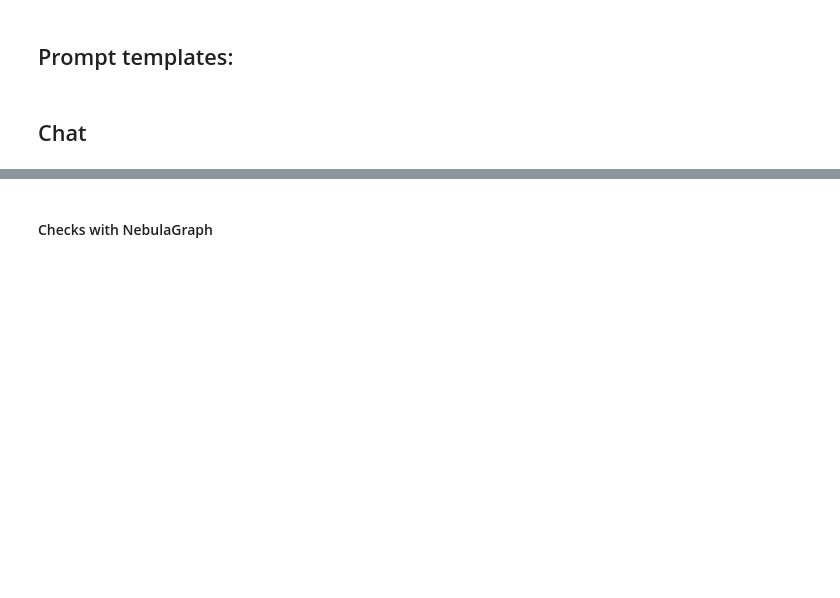
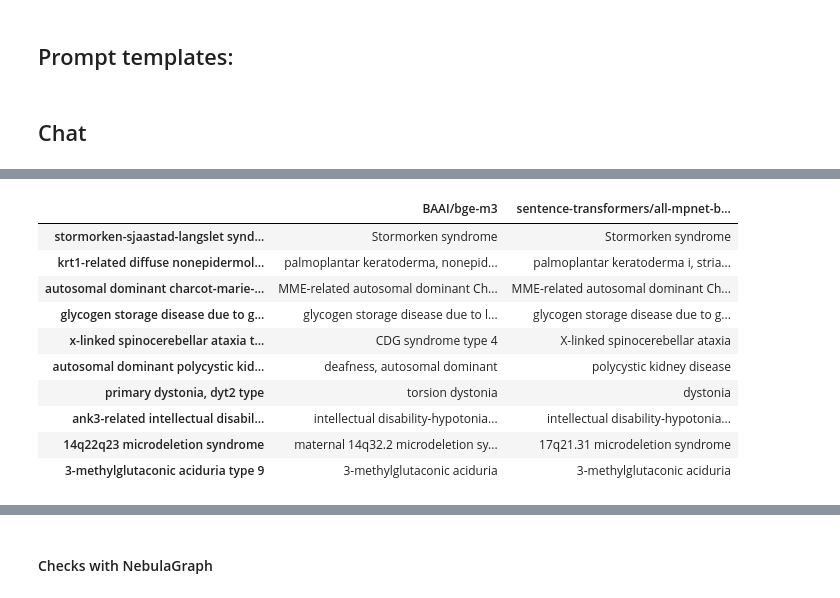
Before and after one commit to laurasck14/KG-RAG, a Jupyter notebook: DiseaseMode/notebooks/DiseaseMode.ipynb, the cells around one changed output, grey strips where cells are left out. Drawn from its saved outputs; the diff is of its cells as text; code cells hidden in the pictures; blank space fills up the shorter version.

Commit message:
node retrieval comparison of bge vs mpnet and example output for rag and no-rag

```diff
--- a/DiseaseMode/notebooks/DiseaseMode.ipynb
+++ b/DiseaseMode/notebooks/DiseaseMode.ipynb
@@ -116,7 +136,7 @@ llm = HuggingFaceLLM(
 
 Settings.llm = llm
 Settings.chunk_size = 1024
-Settings.embed_model = HuggingFaceEmbedding(model_name="sentence-transformers/all-mpnet-base-v2") # BAAI/bge-small-en-v1.5 /  m3 / sentence-transformers/all-mpnet-base-v2
+Settings.embed_model = HuggingFaceEmbedding(model_name="BAAI/bge-m3") #"sentence-transformers/all-mpnet-base-v2") # BAAI/bge-small-en-v1.5 /  m3 / sentence-transformers/all-mpnet-base-v2
 # %% [markdown]
 # DiseaseMode
 # %% [markdown]
@@ -215,7 +235,7 @@ class DiseaseMode():
         phenotype_context = [f"Is associated with the following phenotypes: {phenotypes}\n"] if phenotypes else None
 
         if results:
-            return (context, phenotype_context, top_node_id)
+            return (context, phenotype_context, top_node_id, results[0]['node_name']) if context else (phenotype_context, top_node_id, results[0]['node_name'])
         else:
             return [f"No graph relationships found for {results[0]['node_name']}"] if results else ["No results found"]
 # %% [markdown]
@@ -275,0 +301,73 @@ no_rag_template = """
+# %%
+user = ["stormorken-sjaastad-langslet syndrome",
+	"krt1-related diffuse nonepidermolytic keratoderma",
+	"autosomal dominant charcot-marie-tooth disease type 2e",
+	"glycogen storage disease due to glucose-6-phosphatase deficiency type ib",
+	"x-linked spinocerebellar ataxia type 4",
+	"autosomal dominant polycystic kidney disease",
+    "primary dystonia, dyt2 type",
+	"ank3-related intellectual disability-sleep disturbance syndrome",
+	"14q22q23 microdeletion syndrome",
+	"3-methylglutaconic aciduria type 9"
+]
+
+models = ["BAAI/bge-m3", "sentence-transformers/all-mpnet-base-v2"]
+
+# pd dataframe to store user query and node name of the best node
+results = pd.DataFrame(index=user, columns=models)
+
+for model in models:
+    Settings.embed_model = HuggingFaceEmbedding(model_name=model)
+
+    if model == "BAAI/bge-m3":
+        # Load the actual data into all_nodes_embeddded
+        with open(os.path.expanduser('~/scratch-llm/storage/nodes/all_nodes_bge-m3.pkl'), 'rb') as f:
+            all_nodes_embedded: List[TextNode] = pickle.load(f)
+        # Create dictionaries from the nodes
+        embedding_dict = {node.id_: node.get_embedding() for node in all_nodes_embedded}
+        text_id_to_ref_doc_id = {node.id_: node.ref_doc_id or "None" for node in all_nodes_embedded}
+        metadata_dict = {node.id_: node.metadata for node in all_nodes_embedded}
+
+        # Initialize the SimpleVectorStore with the dictionaries
+        vector_store = SimpleVectorStore(
+            data = SimpleVectorStoreData(
+                embedding_dict=embedding_dict,
+                text_id_to_ref_doc_id=text_id_to_ref_doc_id,
+                metadata_dict=metadata_dict,
+            ),
+            stores_text=True
+        )
+
+    elif model == "sentence-transformers/all-mpnet-base-v2":
+        # Load the actual data into all_nodes_embeddded
+        with open(os.path.expanduser('~/scratch-llm/storage/nodes/all_nodes_all-mpnet-base-v2.pkl'), 'rb') as f:
+            all_nodes_embedded: List[TextNode] = pickle.load(f)
+        # Create dictionaries from the nodes
+        embedding_dict = {node.id_: node.get_embedding() for node in all_nodes_embedded}
+        text_id_to_ref_doc_id = {node.id_: node.ref_doc_id or "None" for node in all_nodes_embedded}
+        metadata_dict = {node.id_: node.metadata for node in all_nodes_embedded}
+
+        # Initialize the SimpleVectorStore with the dictionaries
+        vector_store = SimpleVectorStore(
+            data = SimpleVectorStoreData(
+                embedding_dict=embedding_dict,
+                text_id_to_ref_doc_id=text_id_to_ref_doc_id,
+                metadata_dict=metadata_dict,
+            ),
+            stores_text=True
+        )
+
+    for i, u in enumerate(user):
+        # print(f"\n=== RAG {i+1} === \nUser query: {u}\n")
+        result = DiseaseMode(vector_store, graph_store).retrieve(u)
+        if len(result) == 4:
+            context, phenotypes, top_node_id, top_node_name = result
+        elif len(result) == 3:
+            phenotypes, top_node_id, top_node_name = result
+            context = None
+        else:
+            raise ValueError("Unexpected number of return values from retrieve()")
+
+        results.loc[u, model] = top_node_name
+results
+# %% [output]
@@ -275,0 +391,11 @@ no_rag_template = """
+|  | BAAI/bge-m3 | sentence-transformers/all-mpnet-b... |
+| stormorken-sjaastad-langslet synd... | Stormorken syndrome | Stormorken syndrome |
+| krt1-related diffuse nonepidermol... | palmoplantar keratoderma, nonepid... | palmoplantar keratoderma i, stria... |
+| autosomal dominant charcot-marie-... | MME-related autosomal dominant Ch... | MME-related autosomal dominant Ch... |
+| glycogen storage disease due to g... | glycogen storage disease due to l... | glycogen storage disease due to g... |
+| x-linked spinocerebellar ataxia t... | CDG syndrome type 4 | X-linked spinocerebellar ataxia |
+| autosomal dominant polycystic kid... | deafness, autosomal dominant | polycystic kidney disease |
+| primary dystonia, dyt2 type | torsion dystonia | dystonia |
+| ank3-related intellectual disabil... | intellectual disability-hypotonia... | intellectual disability-hypotonia... |
+| 14q22q23 microdeletion syndrome | maternal 14q32.2 microdeletion sy... | 17q21.31 microdeletion syndrome |
+| 3-methylglutaconic aciduria type 9 | 3-methylglutaconic aciduria | 3-methylglutaconic aciduria |
```
Also changed, not shown: parts of 10 cells of this notebook.
